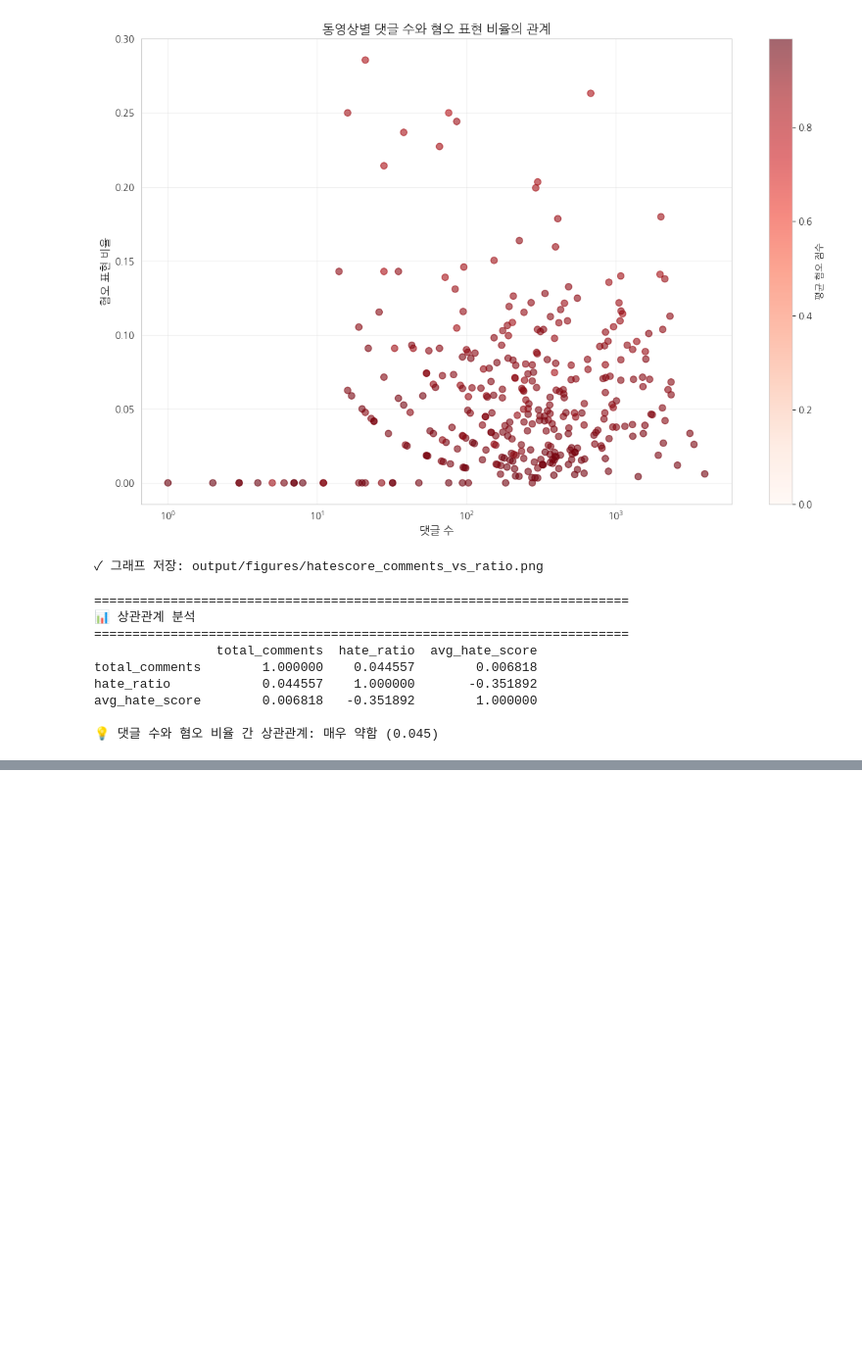
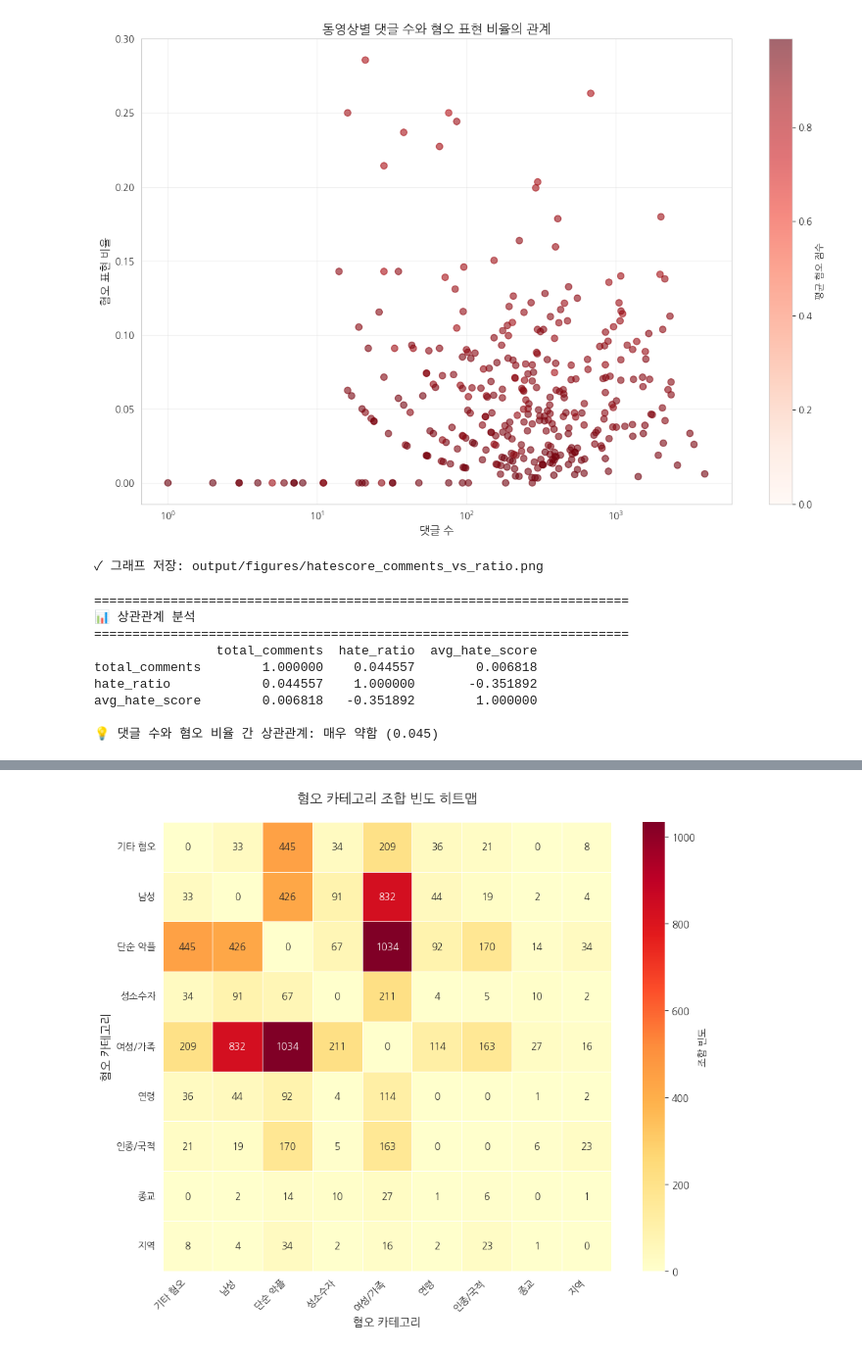
Before and after one commit to oizhq-mdr/SOS4003, a Jupyter notebook: analysis/03_HateScore_Analysis.ipynb, the cells around one changed output, grey strips where cells are left out. Shown at 98% size. Saved outputs shown, nothing was run; the diff lists cells and outputs as text; code cells hidden in the pictures; blank space fills up the shorter version.

```diff
--- a/analysis/03_HateScore_Analysis.ipynb
+++ b/analysis/03_HateScore_Analysis.ipynb
@@ -571,0 +937,82 @@ avg_hate_score        0.006818   -0.351892        1.000000
+# %%
+# 다중 카테고리가 동시에 높은 확률을 보이는 댓글 분석
+print("=" * 70)
+print("📊 혐오 카테고리 조합 분석")
+print("=" * 70)
+
+# 댓글 데이터에서 카테고리 확률값 추출
+hate_prob_cols = [col for col in comments_df.columns if col.startswith('hate_prob_') and col != 'hate_prob_None']
+threshold = 0.1  # 10% 이상 확률을 가진 카테고리를 "높은 확률"로 간주
+
+# 각 댓글에 대해 높은 확률을 가진 카테고리 추출
+comments_df['high_prob_categories'] = comments_df[hate_prob_cols].apply(
+    lambda row: [col.replace('hate_prob_', '') for col in hate_prob_cols
+                 if row[col] >= threshold], axis=1
+)
+
+# 다중 카테고리를 가진 댓글 필터링
+multi_category_comments = comments_df[comments_df['high_prob_categories'].apply(len) > 1]
+print(f"다중 카테고리를 가진 댓글 수: {len(multi_category_comments):,}개 ({len(multi_category_comments)/len(comments_df):.1%})")
+print()
+
+# 카테고리 조합 빈도 분석
+from collections import Counter
+from itertools import combinations
+
+category_combinations = []
+for categories in multi_category_comments['high_prob_categories']:
+    if len(categories) >= 2:
+        # 2개 조합 생성
+        for combo in combinations(sorted(categories), 2):
+            category_combinations.append(combo)
+
+combo_counts = Counter(category_combinations)
+
+print("=" * 70)
+print("📊 가장 빈번한 카테고리 조합 (상위 10개)")
+print("=" * 70)
+for (cat1, cat2), count in combo_counts.most_common(10):
+    ratio = count / len(multi_category_comments) * 100
+    print(f"  {cat1} + {cat2}: {count:,}개 ({ratio:.1f}%)")
+print()
+
+# 조합 빈도 히트맵 생성
+if len(combo_counts) > 0:
+    # 카테고리 목록 추출
+    all_categories = sorted(set([cat for combo in combo_counts.keys() for cat in combo]))
+
+    # 조합 매트릭스 생성
+    combo_matrix = pd.DataFrame(0, index=all_categories, columns=all_categories)
+    for (cat1, cat2), count in combo_counts.items():
+        combo_matrix.loc[cat1, cat2] = count
+        combo_matrix.loc[cat2, cat1] = count  # 대칭 행렬
+
+    # 시각화
+    fig, ax = plt.subplots(figsize=(10, 8))
+
+    sns.heatmap(
+        combo_matrix,
+        annot=True,
+        fmt='d',
+        cmap='YlOrRd',
+        square=True,
+        linewidths=0.5,
+        cbar_kws={'label': '조합 빈도'},
+        ax=ax
+    )
+
+    ax.set_title('혐오 카테고리 조합 빈도 히트맵', fontsize=14, weight='bold', pad=20)
+    ax.set_xlabel('혐오 카테고리', fontsize=12, weight='bold')
+    ax.set_ylabel('혐오 카테고리', fontsize=12, weight='bold')
+
+    plt.xticks(rotation=45, ha='right')
+    plt.yticks(rotation=0)
+    plt.tight_layout()
+    plt.savefig('../output/figures/hatescore_category_combinations.png', dpi=300, bbox_inches='tight')
+    plt.show()
+
+    print("✓ 그래프 저장: output/figures/hatescore_category_combinations.png")
+else:
+    print("⚠ 다중 카테고리 조합이 충분하지 않아 히트맵을 생성할 수 없습니다.")
+print()
+# %% [output]
@@ -571,0 +1037 @@ avg_hate_score        0.006818   -0.351892        1.000000
+[figure, added]
```
Also changed, not shown: parts of 28 cells of this notebook, 6 other files.
